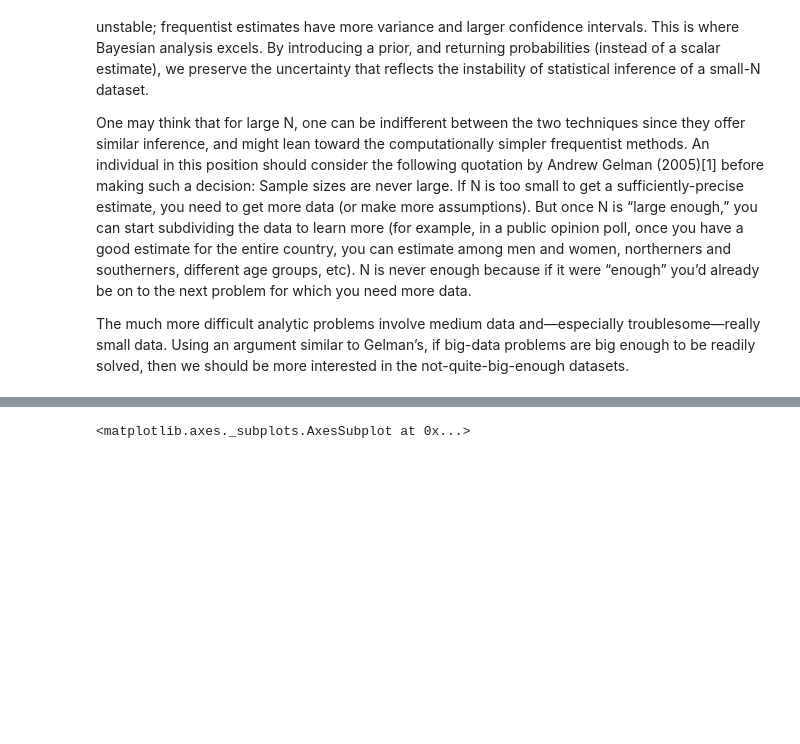
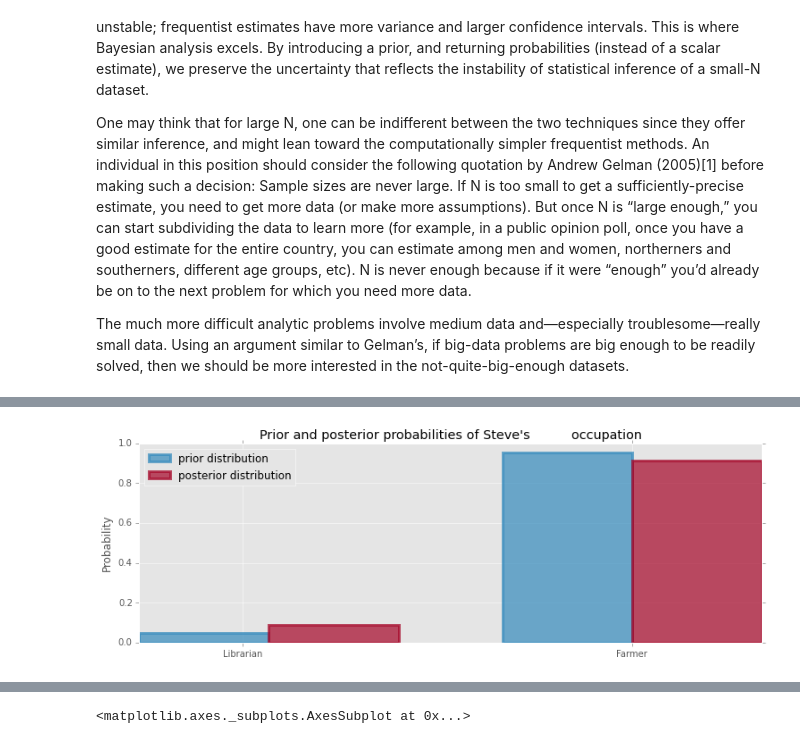
Before and after one commit to doolingdavid/Probabilistic-Programming-and-Bayesian-Methods-for-Hackers, a Jupyter notebook: Chapter1_Introduction/bayestest.ipynb, the cells around one changed output, grey strips where cells are left out. Drawn from its saved outputs; the diff is of its cells as text; code cells hidden in the pictures; blank space fills up the shorter version.

```diff
--- a/Chapter1_Introduction/bayestest.ipynb
+++ b/Chapter1_Introduction/bayestest.ipynb
@@ -52,3 +62,28 @@ The much more difficult analytic problems involve medium data and—especially t
+# %%
+%matplotlib inline
+from IPython.core.pylabtools import figsize
+import numpy as np
+from matplotlib import pyplot as plt
+figsize(12.5, 4)
+colors = ["#348ABD", "#A60628"]
+prior = [1/21., 20/21.]
+posterior = [0.087,1-0.087]
+plt.bar([0, .7], prior, alpha=0.70, width=0.25,
+        color=colors[0], label="prior distribution",
+        lw="3", edgecolor="#348ABD")
+
+plt.bar([0+0.25, .7+0.25], posterior, alpha=0.7,
+        width=0.25, color=colors[1],
+        label="posterior distribution",
+        lw="3", edgecolor="#A60628")
+
+plt.xticks([0.20, 0.95], ["Librarian", "Farmer"])
+plt.title("Prior and posterior probabilities of Steve's\
+          occupation")
+plt.ylabel("Probability")
+plt.legend(loc="upper left");
+# %% [output]
+[figure, added]
 # %%
 colors = ["#348ABD", "#A60628"]
 # %%
```
Also changed, not shown: parts of 3 cells of this notebook.
